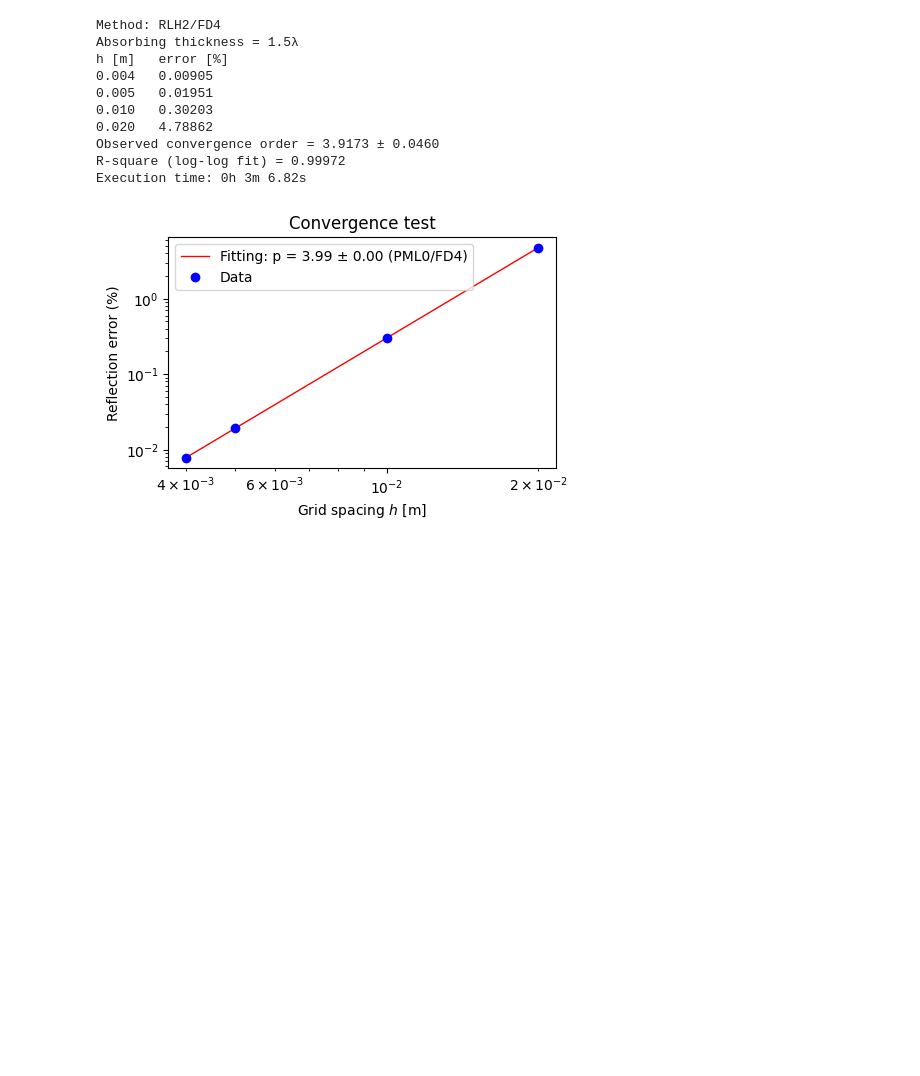
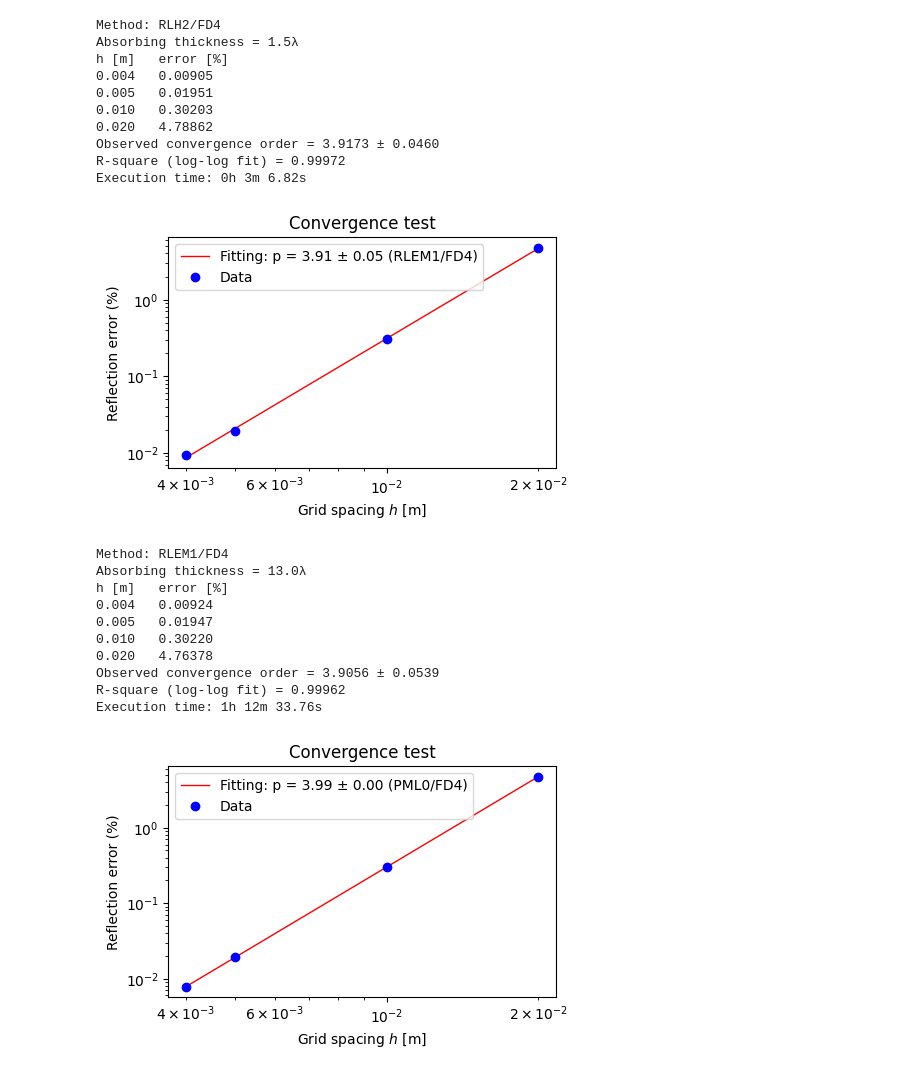
Before and after one commit to chaiwoot/PyHelmholtz, a Jupyter notebook: examples/example1.ipynb, the cells around one changed output. Cells and saved outputs as stored; diff of their text form; code cells hidden in the pictures; blank space fills up the shorter version.

Commit message:
update RLEM1/FD4 result

```diff
--- a/examples/example1.ipynb
+++ b/examples/example1.ipynb
@@ -82,7 +82,7 @@ def compute_convergence_rate(h_array, fd_order, abm_name, thickness_scale=None):
             ho = ph.Helmholtz(domain=ph.Domain(h=h),
                             abm=ph.RenLiu(abm_name),
                             fd=ph.FD(fd_order))
-            ho.solve()
+            ho.solve("mumps")
             error_array[i] = ho.error_norm_point_source()
 
         fit_and_plot(h_array, error_array, fd_order, abm_name)
@@ -95,7 +95,7 @@ def compute_convergence_rate(h_array, fd_order, abm_name, thickness_scale=None):
             ho = ph.Helmholtz(domain=ph.Domain(h=h),
                             abm=ph.RenLiu(abm_name, n=n),
                             fd=ph.FD(fd_order))
-            ho.solve()
+            ho.solve("mumps")
             error_array[i] = ho.error_norm_point_source()
 
         fit_and_plot(h_array, error_array, fd_order, abm_name, thickness_scale)
@@ -108,7 +108,7 @@ def compute_convergence_rate(h_array, fd_order, abm_name, thickness_scale=None):
             ho = ph.Helmholtz(domain=ph.Domain(h=h),
                             abm=ph.PML(abm_name, n=n),
                             fd=ph.FD(fd_order))
-            ho.solve()
+            ho.solve("mumps")
             error_array[i] = ho.error_norm_point_source()
 
         fit_and_plot(h_array, error_array, fd_order, abm_name, thickness_scale)
@@ -347,3 +342,22 @@ Execution time: 0h 3m 6.82s
+# %%
+# Ren-Liu and first-order Engquish-Majda hybird method with fourth-order finite difference
+# requires a large thickness (n) to achieve near fourth-order accuracy, which consumes significant computational resources
+
+# 3.8044 ± 0.1196 [thickness_scale=10] execution time: 40 mins + use MUMPS)
+# 3.8818 ± 0.0699 [thickness_scale=12](execution time: 1h 25m + use MUMPS)
+compute_convergence_rate(h_array, fd_order=4, abm_name="RLEM1", thickness_scale=13.0) # 3.9056 ± 0.0539 (execution time 1h 12m + use MUMPS)
+# %% [output]
+[figure, added]
+Method: RLEM1/FD4
+Absorbing thickness = 13.0λ
+h [m]   error [%]
+0.004   0.00924
+0.005   0.01947
+0.010   0.30220
+0.020   4.76378
+Observed convergence order = 3.9056 ± 0.0539
+R-square (log-log fit) = 0.99962
+Execution time: 1h 12m 33.76s
 # %%
 # PML methods with fourth-order finite difference
 compute_convergence_rate(h_array, fd_order=4, abm_name="PML0", thickness_scale=1.0) # p_obs = 3.9858 ± 0.0022
```
Also changed, not shown: parts of 1 cell of this notebook.
